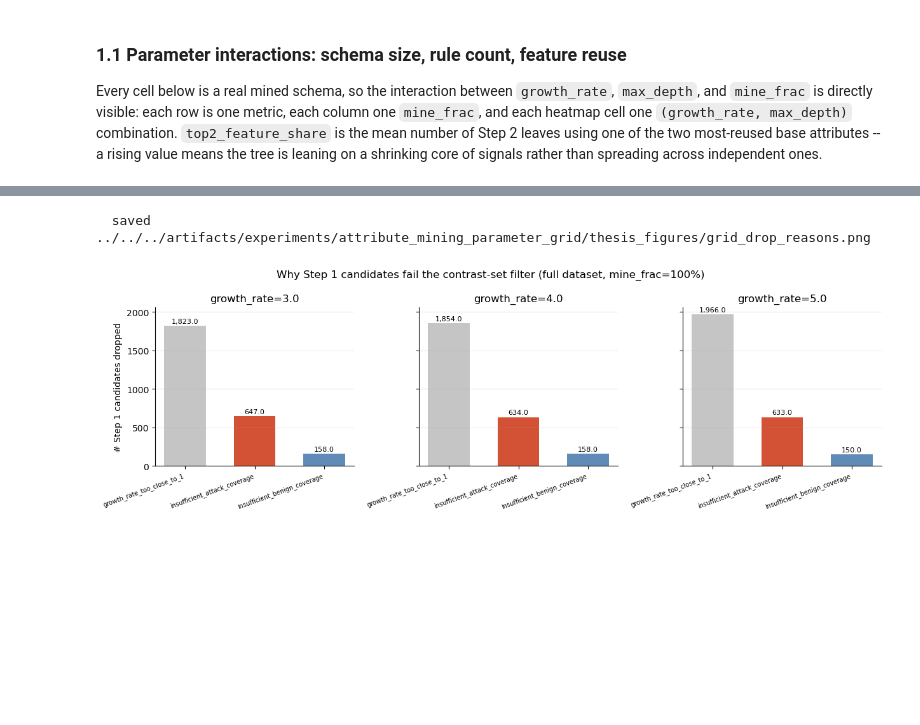
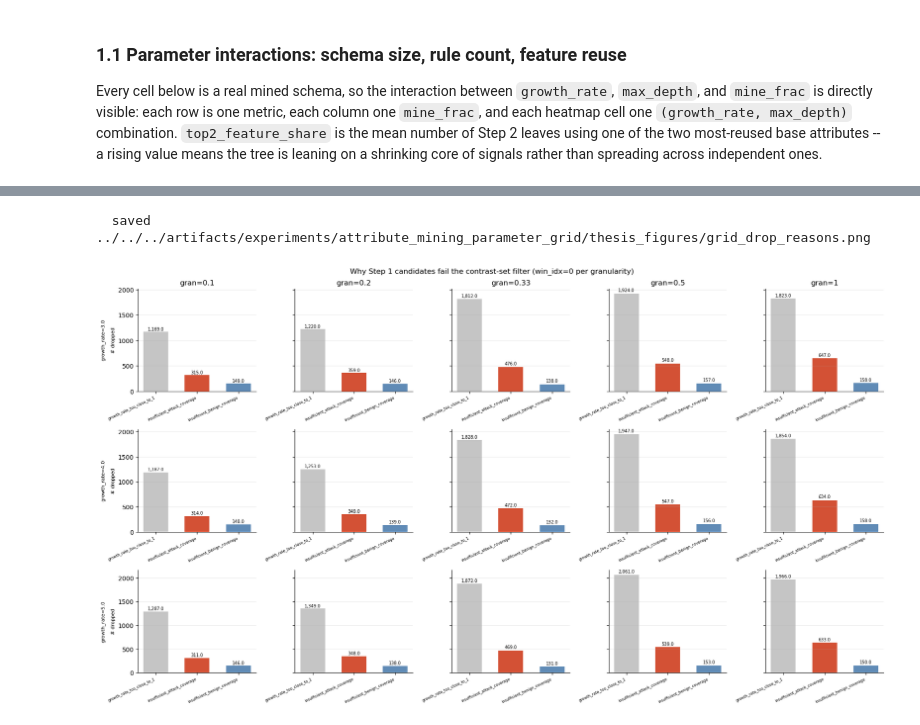
Before and after one commit to annaneliaa/msc-thesis, a Jupyter notebook: src/thesis/notebooks/attribute_mining_sweep_eda.ipynb, the cells around one changed output, grey strips where cells are left out. Cells and saved outputs as stored; diff of their text form; code cells hidden in the pictures; blank space fills up the shorter version.

```diff
--- a/src/thesis/notebooks/attribute_mining_sweep_eda.ipynb
+++ b/src/thesis/notebooks/attribute_mining_sweep_eda.ipynb
@@ -206,21 +241,25 @@ most-reused base attributes -- a rising value means the tree is leaning on a shr
 core of signals rather than spreading across independent ones.
 # %%
 grid_metrics = [
-    ("n_contrast", "# Step 1\ncontrast predicates"),
+    ("n_step1_candidates", "# Step 1\ncandidates generated"),
+    ("n_contrast", "# Step 1\ncandidates survived"),
     ("n_tree_leaves", "# Step 2\ntree leaves"),
     ("mean_tree_confidence_attack", "mean top-leaf\nconfidence_attack"),
     ("mean_rule_length", "mean Step 2\nrule length"),
     ("top2_feature_share", "top-2 feature\nshare of leaves"),
 ]
 
-fig, axes = plt.subplots(len(grid_metrics), len(MINE_FRACS), figsize=(3.0 * len(MINE_FRACS), 3.0 * len(grid_metrics)))
+fig, axes = plt.subplots(len(grid_metrics), len(GRANULARITIES), figsize=(3.0 * len(GRANULARITIES), 3.0 * len(grid_metrics)))
 for row_i, (metric, label) in enumerate(grid_metrics):
     vmin, vmax = grid_df[metric].min(), grid_df[metric].max()
-    for col_i, mf in enumerate(MINE_FRACS):
+    for col_i, gran in enumerate(GRANULARITIES):
         ax = axes[row_i, col_i]
+        # Mean across that granularity's windows -- each cell is one (growth_rate,
+        # max_depth) config, averaged over however many windows that granularity has.
         pivot = (
-            grid_df[grid_df.mine_frac == mf]
-            .pivot(index="growth_rate", columns="max_depth", values=metric)
+            grid_df[grid_df.gran == gran]
+            .groupby(["growth_rate", "max_depth"])[metric].mean()
+            .unstack("max_depth")
             .reindex(index=GROWTH_RATES, columns=MAX_DEPTHS)
         )
         ax.imshow(pivot.values, cmap="viridis", vmin=vmin, vmax=vmax, aspect="auto")
@@ -231,14 +270,15 @@ for row_i, (metric, label) in enumerate(grid_metrics):
         ax.set_xticklabels(MAX_DEPTHS)
         ax.set_yticks(range(len(GROWTH_RATES)))
         ax.set_yticklabels(GROWTH_RATES)
+        n_win = grid_df[grid_df.gran == gran]["win_idx"].nunique()
         if row_i == 0:
-            ax.set_title(f"mine_frac={mf:.0%}")
+            ax.set_title(f"gran={gran:g} ({n_win}w)")
         if col_i == 0:
             ax.set_ylabel(label + "\n\ngrowth_rate", fontsize=8)
         if row_i == len(grid_metrics) - 1:
             ax.set_xlabel("max_depth")
 
-fig.suptitle("Step 1/Step 2 parameter interactions across the full mined grid")
+fig.suptitle("Step 1/Step 2 parameter interactions across the full mined grid (mean over windows per granularity)")
 fig.tight_layout()
 savefig(fig, "grid_step1_step2_interactions.png")
 plt.show()
@@ -259,41 +301,50 @@ lack coverage. Shown at `mine_frac=100%` (`max_depth` doesn't affect Step 1, so
 # %%
 reason_order = ["growth_rate_too_close_to_1", "insufficient_attack_coverage", "insufficient_benign_coverage", "other"]
 reason_colors = [NEUTRAL_COLOR, ATTACK_COLOR, BENIGN_COLOR, "#DDCC77"]
 
-fig, axes = plt.subplots(1, len(GROWTH_RATES), figsize=(4.2 * len(GROWTH_RATES), 4), sharey=True)
-for ax, gr in zip(axes, GROWTH_RATES):
-    row = grid_df[
-        (grid_df.growth_rate == gr) & (grid_df.max_depth == MAX_DEPTHS[0]) & (grid_df.mine_frac == 1.0)
-    ].iloc[0]
-    stats_all = pd.read_csv(row["mining_dir"] / "contrast_stats_all.csv")
-    survivors = pd.read_csv(row["mining_dir"] / "contrast_survivors.csv")
-    dropped = stats_all[~stats_all["itemset"].isin(set(survivors["itemset"]))].copy()
+fig, axes = plt.subplots(
+    len(GROWTH_RATES), len(GRANULARITIES),
+    figsize=(3.6 * len(GRANULARITIES), 3.4 * len(GROWTH_RATES)),
+    sharey="row",
+)
+for row_i, gr in enumerate(GROWTH_RATES):
+    for col_i, gran in enumerate(GRANULARITIES):
+        ax = axes[row_i, col_i]
+        row = grid_df[
+            (grid_df.growth_rate == gr) & (grid_df.max_depth == MAX_DEPTHS[0])
+            & (grid_df.gran == gran) & (grid_df.win_idx == 0)
+        ].iloc[0]
+        stats_all = pd.read_csv(row["mining_dir"] / "contrast_stats_all.csv")
+        survivors = pd.read_csv(row["mining_dir"] / "contrast_survivors.csv")
+        dropped = stats_all[~stats_all["itemset"].isin(set(survivors["itemset"]))].copy()
 
-    inv_threshold = 1.0 / gr if gr > 0 else float("inf")
-    attack_leaning = dropped["growth_rate"] >= gr
-    benign_leaning = (dropped["confidence_benign"] > 0) & (dropped["growth_rate"] <= inv_threshold)
-    conditions = [
-        ~(attack_leaning | benign_leaning),
-        attack_leaning & (dropped["confidence_attack"] < row["min_attack_coverage"]),
-        benign_leaning & (dropped["confidence_benign"] < row["min_benign_coverage"]),
-    ]
-    dropped["reason"] = np.select(conditions, reason_order[:3], default="other")
-    counts = dropped["reason"].value_counts().reindex(reason_order).dropna()
+        inv_threshold = 1.0 / gr if gr > 0 else float("inf")
+        attack_leaning = dropped["growth_rate"] >= gr
+        benign_leaning = (dropped["confidence_benign"] > 0) & (dropped["growth_rate"] <= inv_threshold)
+        conditions = [
+            ~(attack_leaning | benign_leaning),
+            attack_leaning & (dropped["confidence_attack"] < row["min_attack_coverage"]),
+            benign_leaning & (dropped["confidence_benign"] < row["min_benign_coverage"]),
+        ]
+        dropped["reason"] = np.select(conditions, reason_order[:3], default="other")
+        counts = dropped["reason"].value_counts().reindex(reason_order).dropna()
 
-    x = np.arange(len(counts))
-    ax.bar(x, counts.values, color=reason_colors[: len(counts)], alpha=0.85, width=0.6)
-    for i, v in enumerate(counts.values):
-        ax.text(i, v + counts.values.max() * 0.01, f"{v:,}", ha="center", va="bottom", fontsize=8)
-    ax.set_xticks(x)
-    ax.set_xticklabels(counts.index, rotation=20, ha="right", fontsize=7)
-    ax.set_title(f"growth_rate={gr}")
-    strip_axes(ax)
+        x = np.arange(len(counts))
+        ax.bar(x, counts.values, color=reason_colors[: len(counts)], alpha=0.85, width=0.6)
+        for i, v in enumerate(counts.values):
+            ax.text(i, v + counts.values.max() * 0.01, f"{v:,}", ha="center", va="bottom", fontsize=7)
+        ax.set_xticks(x)
+        ax.set_xticklabels(counts.index, rotation=25, ha="right", fontsize=6)
+        if row_i == 0:
+            ax.set_title(f"gran={gran:g}")
+        if col_i == 0:
+            ax.set_ylabel(f"growth_rate={gr}\n\n# dropped", fontsize=8)
+        strip_axes(ax)
 
-axes[0].set_ylabel("# Step 1 candidates dropped")
-fig.suptitle("Why Step 1 candidates fail the contrast-set filter (full dataset, mine_frac=100%)")
+fig.suptitle("Why Step 1 candidates fail the contrast-set filter (win_idx=0 per granularity)")
 fig.tight_layout()
 savefig(fig, "grid_drop_reasons.png")
 plt.show()
 # %% [output]
   saved ../../../artifacts/experiments/attribute_mining_parameter_grid/thesis_figures/grid_drop_reasons.png
-[figure, old version]
+[figure, new version]
```
Also changed, not shown: parts of 23 cells of this notebook, 37 other files.
